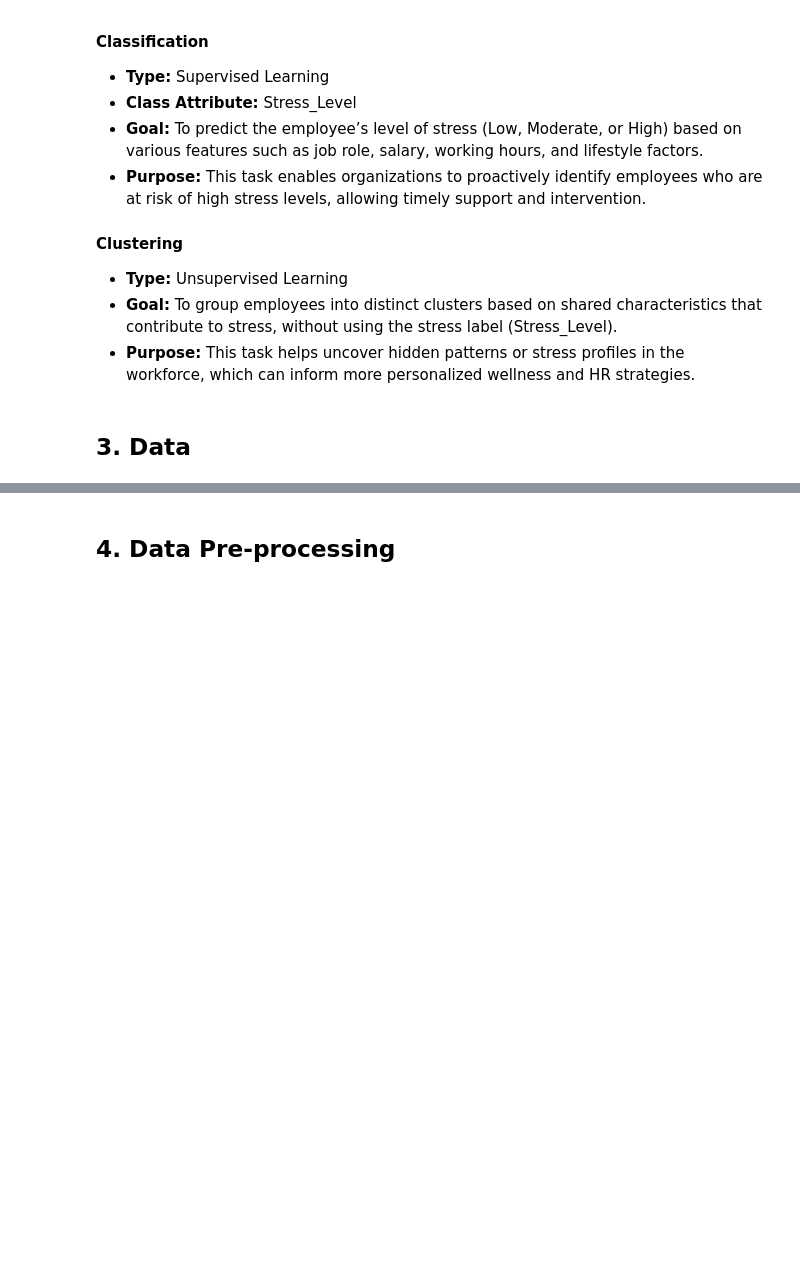
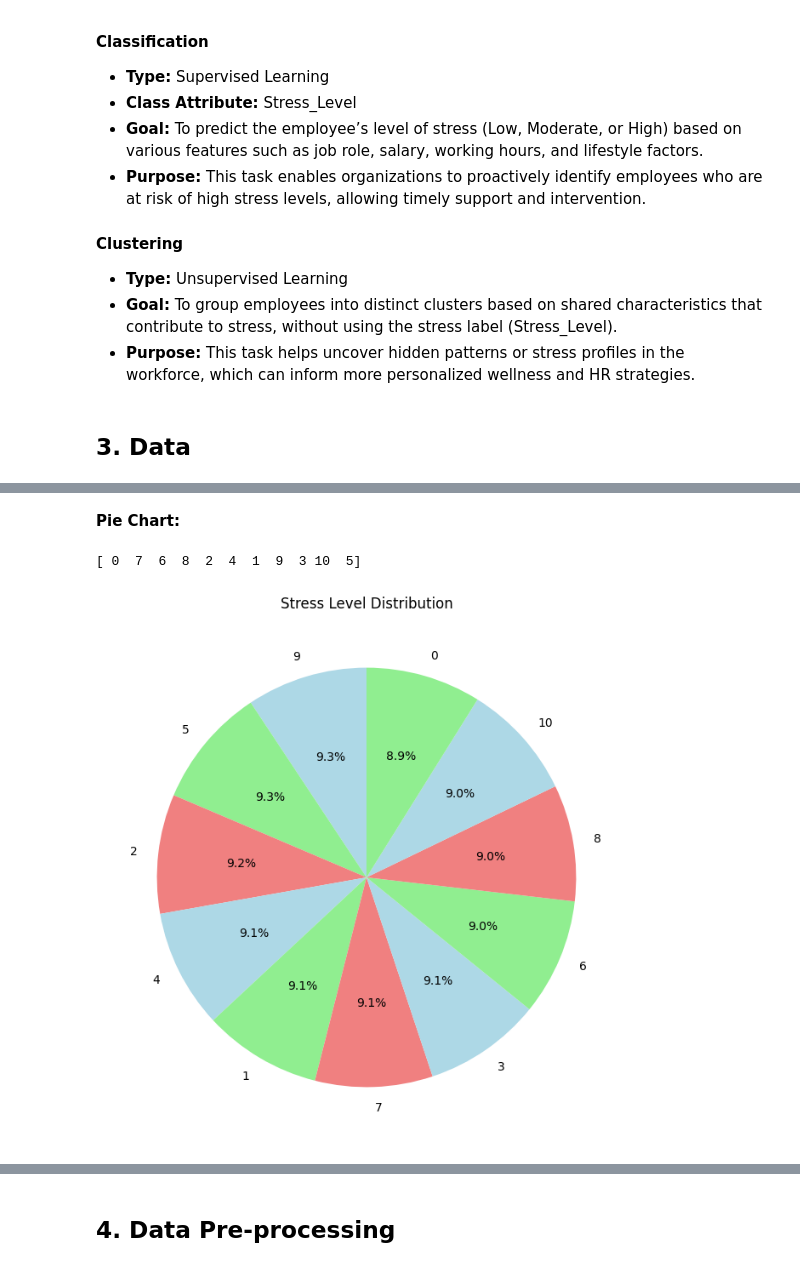
Before and after one commit to SanaAlotaibi/DataMiningProject, a Jupyter notebook: final_report.ipynb, the cells around one changed output, grey strips where cells are left out. Saved outputs shown, nothing was run; the diff lists cells and outputs as text; code cells hidden in the pictures; blank space fills up the shorter version.

```diff
--- a/final_report.ipynb
+++ b/final_report.ipynb
@@ -23,0 +234,19 @@
+# %% [markdown]
+**Pie Chart:**
+# %%
+print(df['Stress_Level'].unique())
+
+# 2. Pie Chart: توزيع البيانات في العمود "Stress_Level"
+stress_level_counts = df['Stress_Level'].value_counts()
+
+# إذا كانت هناك قيم مفقودة أو غير متوقعة، سنحاول تنظيف البيانات
+stress_level_counts = stress_level_counts.dropna()  # إزالة القيم المفقودة إذا كانت موجودة
+
+# رسم Pie Chart
+plt.figure(figsize=(8,8))
+plt.pie(stress_level_counts, labels=stress_level_counts.index, autopct='%1.1f%%', startangle=90, colors=['lightblue', 'lightgreen', 'lightcoral'])
+plt.title('Stress Level Distribution')
+plt.show()
+# %% [output]
+[ 0  7  6  8  2  4  1  9  3 10  5]
+[figure, added]
```
Also changed, not shown: parts of 16 cells of this notebook.
